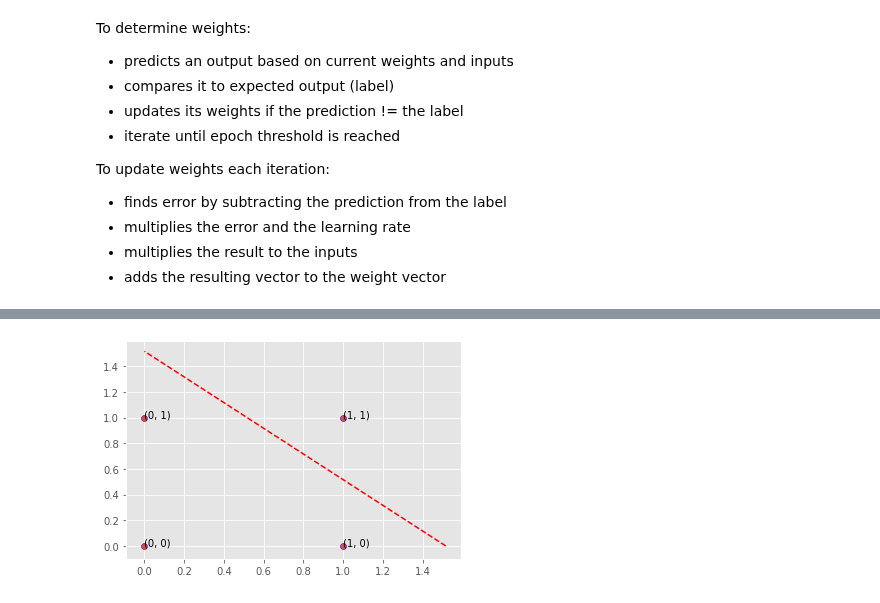
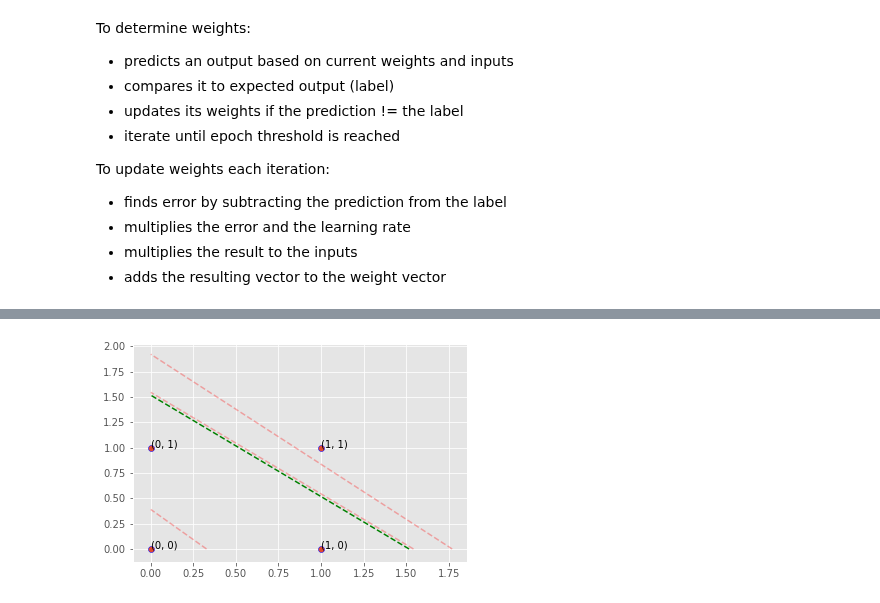
Before and after one commit to LordLean/Acquired-Intelligence-Adaptive-Behaviour, a Jupyter notebook: AIAB_Labs/Perceptron_Logical.ipynb, the cells around one changed output, grey strips where cells are left out. Saved outputs shown, nothing was run; the diff lists cells and outputs as text; code cells hidden in the pictures.

```diff
--- a/AIAB_Labs/Perceptron_Logical.ipynb
+++ b/AIAB_Labs/Perceptron_Logical.ipynb
@@ -35,6 +35,34 @@ class Perceptron(object):
             temp_list.append(self.weights[i])
           self.graph_points.append(temp_list)
         counter+=1
+
+    def plot_epochs(self, gate_input):
+      # Plotting linear seperability across various epochs for logical inputs.
+      for i in range(len(self.graph_points)):
+
+        decisionBoundary_bias = self.graph_points[i][1]
+        decisionBoundary_x1 = self.graph_points[i][2]
+        decisionBoundary_x2 = self.graph_points[i][3]
+
+        x = [(-decisionBoundary_bias / decisionBoundary_x1),0]
+        y = [0,(-decisionBoundary_bias / decisionBoundary_x2)]
+        if i == len(self.graph_points)-1:
+          plt.plot(x,y,"g--")
+        else:
+          plt.plot(x,y,"r--",alpha=0.3)
+
+      # Plotting points on scatter
+      data_x = list()
+      data_y = list()
+      for point in gate_input:
+        data_x.append(point[0])
+        data_y.append(point[1])
+
+      plt.style.use("ggplot")
+      plt.scatter(data_x, data_y,edgecolors="blue")
+
+      for i, txt in enumerate(zip(data_x,data_y)):
+        plt.annotate(txt, (data_x[i],data_y[i]))
 # %%
     '''
     def predict_old(self, inputs): # Inputs with a dimensions equal to that of num_inputs.
@@ -179,15 +144,4 @@ for i, txt in enumerate(zip(data_x,data_y)):
-# %%
-x = [(-perceptron_AND.weights[0]/perceptron_AND.weights[1]),0]
-y = [0,(-perceptron_AND.weights[0]/perceptron_AND.weights[2])]
-plt.plot(x,y,"r--")
-
-data_x = np.array([0,0,1,1])
-data_y = np.array([0,1,0,1])
-
-plt.style.use("ggplot")
-plt.scatter(data_x, data_y,edgecolors="blue")
-
-for i, txt in enumerate(zip(data_x,data_y)):
-  plt.annotate(txt, (data_x[i],data_y[i]))
-# %% [output]
-[figure, removed]
+# %%
+perceptron_AND.plot_epochs(AND_input)
+# %% [output]
+[figure, added]
```
Also changed, not shown: parts of 5 cells of this notebook.
